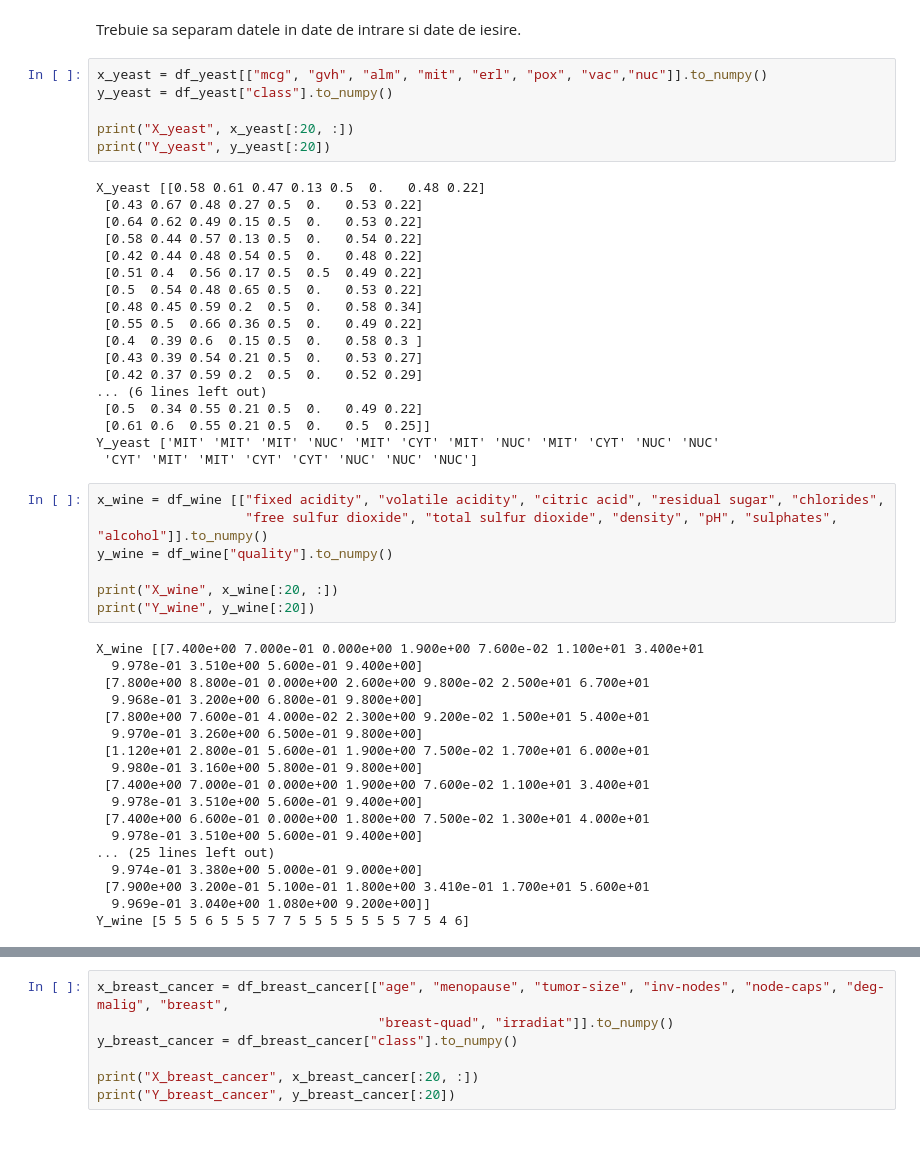
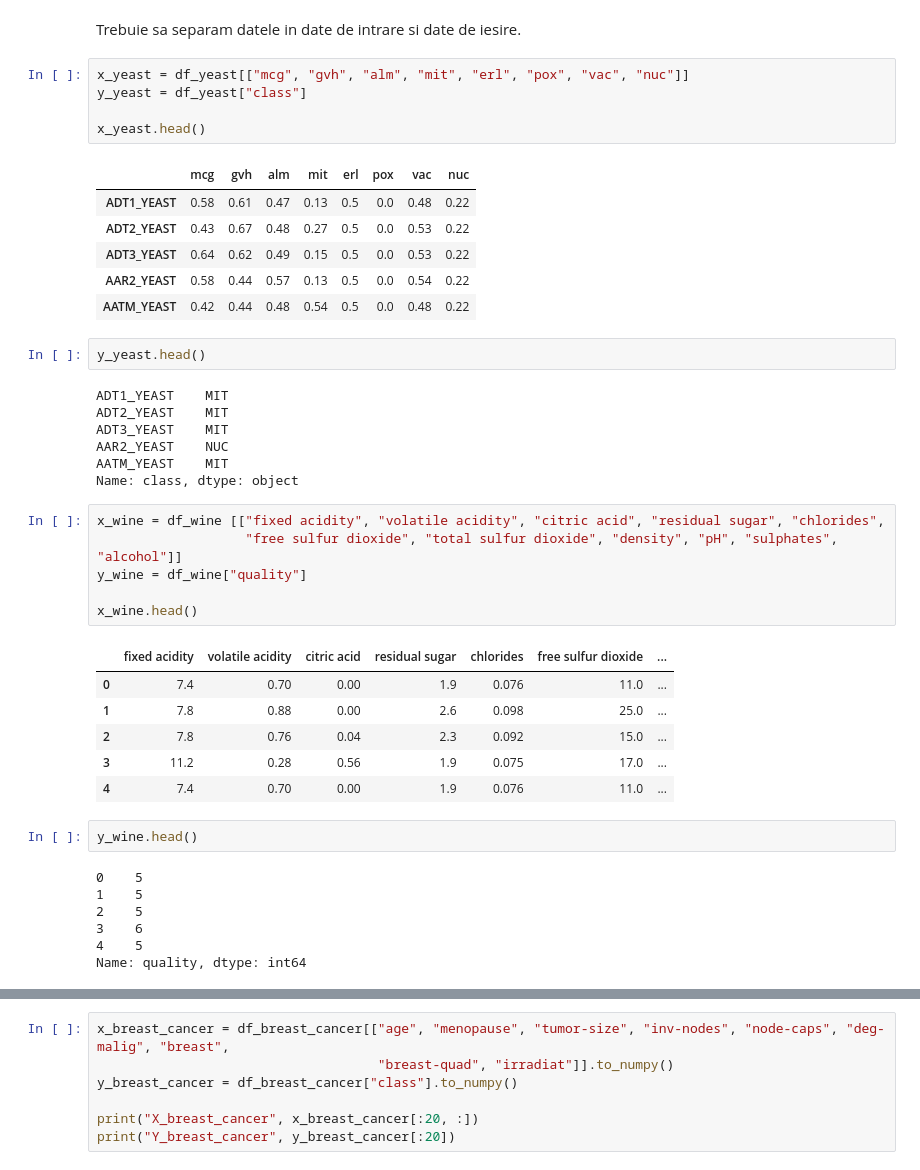
Before and after one commit to Bianca008/IDS_Lixandru_Pepene, a Jupyter notebook: Laborator6.ipynb, the cells around one changed output, grey strips where cells are left out. Cells and saved outputs as stored; diff of their text form; blank space fills up the shorter version.

```diff
--- a/Laborator6.ipynb
+++ b/Laborator6.ipynb
@@ -346,54 +346,48 @@ memory usage: 47.8 KB
 # %% [markdown]
 Trebuie sa separam datele in date de intrare si date de iesire.
 # %%
-x_yeast = df_yeast[["mcg", "gvh", "alm", "mit", "erl", "pox", "vac","nuc"]].to_numpy()
-y_yeast = df_yeast["class"].to_numpy()
+x_yeast = df_yeast[["mcg", "gvh", "alm", "mit", "erl", "pox", "vac", "nuc"]]
+y_yeast = df_yeast["class"]
 
-print("X_yeast", x_yeast[:20, :])
-print("Y_yeast", y_yeast[:20])
+x_yeast.head()
 # %% [output]
-X_yeast [[0.58 0.61 0.47 0.13 0.5  0.   0.48 0.22]
- [0.43 0.67 0.48 0.27 0.5  0.   0.53 0.22]
- [0.64 0.62 0.49 0.15 0.5  0.   0.53 0.22]
- [0.58 0.44 0.57 0.13 0.5  0.   0.54 0.22]
- [0.42 0.44 0.48 0.54 0.5  0.   0.48 0.22]
- [0.51 0.4  0.56 0.17 0.5  0.5  0.49 0.22]
- [0.5  0.54 0.48 0.65 0.5  0.   0.53 0.22]
- [0.48 0.45 0.59 0.2  0.5  0.   0.58 0.34]
- [0.55 0.5  0.66 0.36 0.5  0.   0.49 0.22]
- [0.4  0.39 0.6  0.15 0.5  0.   0.58 0.3 ]
- [0.43 0.39 0.54 0.21 0.5  0.   0.53 0.27]
- [0.42 0.37 0.59 0.2  0.5  0.   0.52 0.29]
-... (6 lines left out)
- [0.5  0.34 0.55 0.21 0.5  0.   0.49 0.22]
- [0.61 0.6  0.55 0.21 0.5  0.   0.5  0.25]]
-Y_yeast ['MIT' 'MIT' 'MIT' 'NUC' 'MIT' 'CYT' 'MIT' 'NUC' 'MIT' 'CYT' 'NUC' 'NUC'
- 'CYT' 'MIT' 'MIT' 'CYT' 'CYT' 'NUC' 'NUC' 'NUC']
+|  | mcg | gvh | alm | mit | erl | pox | vac | nuc |
+| ADT1_YEAST | 0.58 | 0.61 | 0.47 | 0.13 | 0.5 | 0.0 | 0.48 | 0.22 |
+| ADT2_YEAST | 0.43 | 0.67 | 0.48 | 0.27 | 0.5 | 0.0 | 0.53 | 0.22 |
+| ADT3_YEAST | 0.64 | 0.62 | 0.49 | 0.15 | 0.5 | 0.0 | 0.53 | 0.22 |
+| AAR2_YEAST | 0.58 | 0.44 | 0.57 | 0.13 | 0.5 | 0.0 | 0.54 | 0.22 |
+| AATM_YEAST | 0.42 | 0.44 | 0.48 | 0.54 | 0.5 | 0.0 | 0.48 | 0.22 |
+# %%
+y_yeast.head()
+# %% [output]
+ADT1_YEAST    MIT
+ADT2_YEAST    MIT
+ADT3_YEAST    MIT
+AAR2_YEAST    NUC
+AATM_YEAST    MIT
+Name: class, dtype: object
 # %%
 x_wine = df_wine [["fixed acidity", "volatile acidity", "citric acid", "residual sugar", "chlorides",
-                   "free sulfur dioxide", "total sulfur dioxide", "density", "pH", "sulphates", "alcohol"]].to_numpy()
-y_wine = df_wine["quality"].to_numpy()
+                   "free sulfur dioxide", "total sulfur dioxide", "density", "pH", "sulphates", "alcohol"]]
+y_wine = df_wine["quality"]
 
-print("X_wine", x_wine[:20, :])
-print("Y_wine", y_wine[:20])
+x_wine.head()
 # %% [output]
-X_wine [[7.400e+00 7.000e-01 0.000e+00 1.900e+00 7.600e-02 1.100e+01 3.400e+01
-  9.978e-01 3.510e+00 5.600e-01 9.400e+00]
- [7.800e+00 8.800e-01 0.000e+00 2.600e+00 9.800e-02 2.500e+01 6.700e+01
-  9.968e-01 3.200e+00 6.800e-01 9.800e+00]
- [7.800e+00 7.600e-01 4.000e-02 2.300e+00 9.200e-02 1.500e+01 5.400e+01
-  9.970e-01 3.260e+00 6.500e-01 9.800e+00]
- [1.120e+01 2.800e-01 5.600e-01 1.900e+00 7.500e-02 1.700e+01 6.000e+01
-  9.980e-01 3.160e+00 5.800e-01 9.800e+00]
- [7.400e+00 7.000e-01 0.000e+00 1.900e+00 7.600e-02 1.100e+01 3.400e+01
-  9.978e-01 3.510e+00 5.600e-01 9.400e+00]
- [7.400e+00 6.600e-01 0.000e+00 1.800e+00 7.500e-02 1.300e+01 4.000e+01
-  9.978e-01 3.510e+00 5.600e-01 9.400e+00]
-... (25 lines left out)
-  9.974e-01 3.380e+00 5.000e-01 9.000e+00]
- [7.900e+00 3.200e-01 5.100e-01 1.800e+00 3.410e-01 1.700e+01 5.600e+01
-  9.969e-01 3.040e+00 1.080e+00 9.200e+00]]
-Y_wine [5 5 5 6 5 5 5 7 7 5 5 5 5 5 5 5 7 5 4 6]
+|  | fixed acidity | volatile acidity | citric acid | residual sugar | chlorides | free sulfur dioxide | ... |
+| 0 | 7.4 | 0.70 | 0.00 | 1.9 | 0.076 | 11.0 | ... |
+| 1 | 7.8 | 0.88 | 0.00 | 2.6 | 0.098 | 25.0 | ... |
+| 2 | 7.8 | 0.76 | 0.04 | 2.3 | 0.092 | 15.0 | ... |
+| 3 | 11.2 | 0.28 | 0.56 | 1.9 | 0.075 | 17.0 | ... |
+| 4 | 7.4 | 0.70 | 0.00 | 1.9 | 0.076 | 11.0 | ... |
+# %%
+y_wine.head()
+# %% [output]
+0    5
+1    5
+2    5
+3    6
+4    5
+Name: quality, dtype: int64
 # %%
 x_mammographic = df_mammographics[["BI-RADS","Age",
                                    "Shape_1","Shape_2","Shape_3","Shape_4",
```
Also changed, not shown: parts of 29 cells of this notebook.
